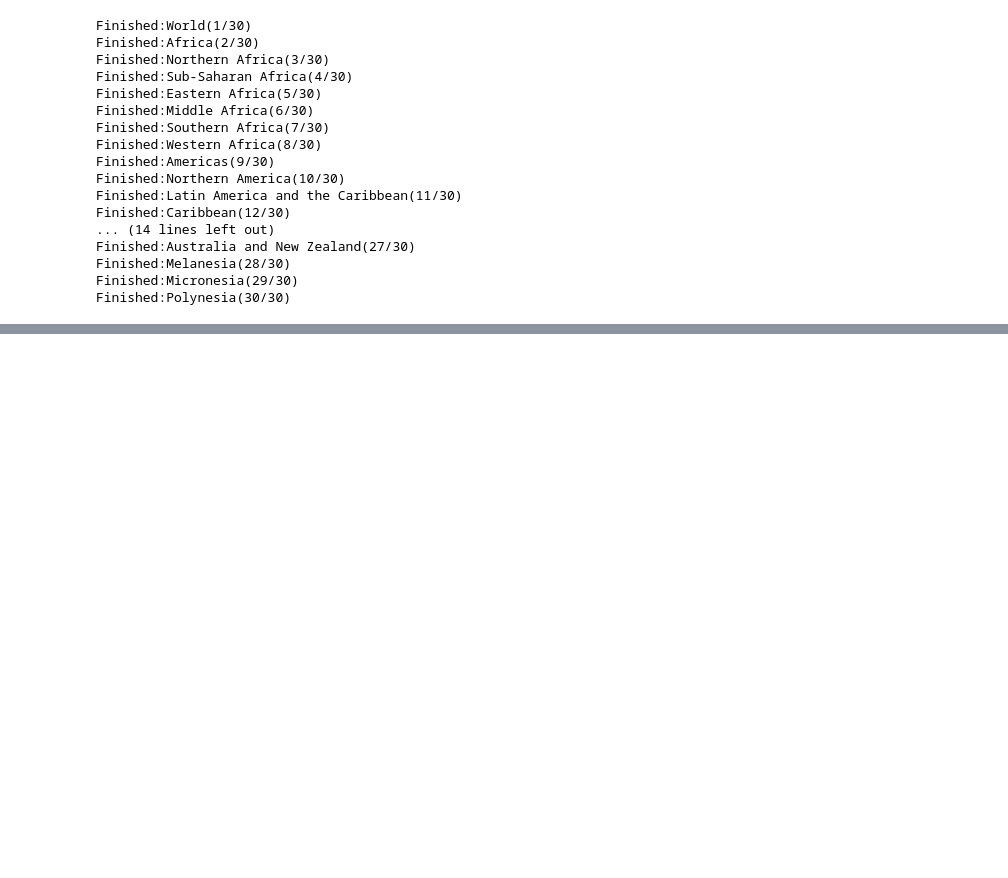
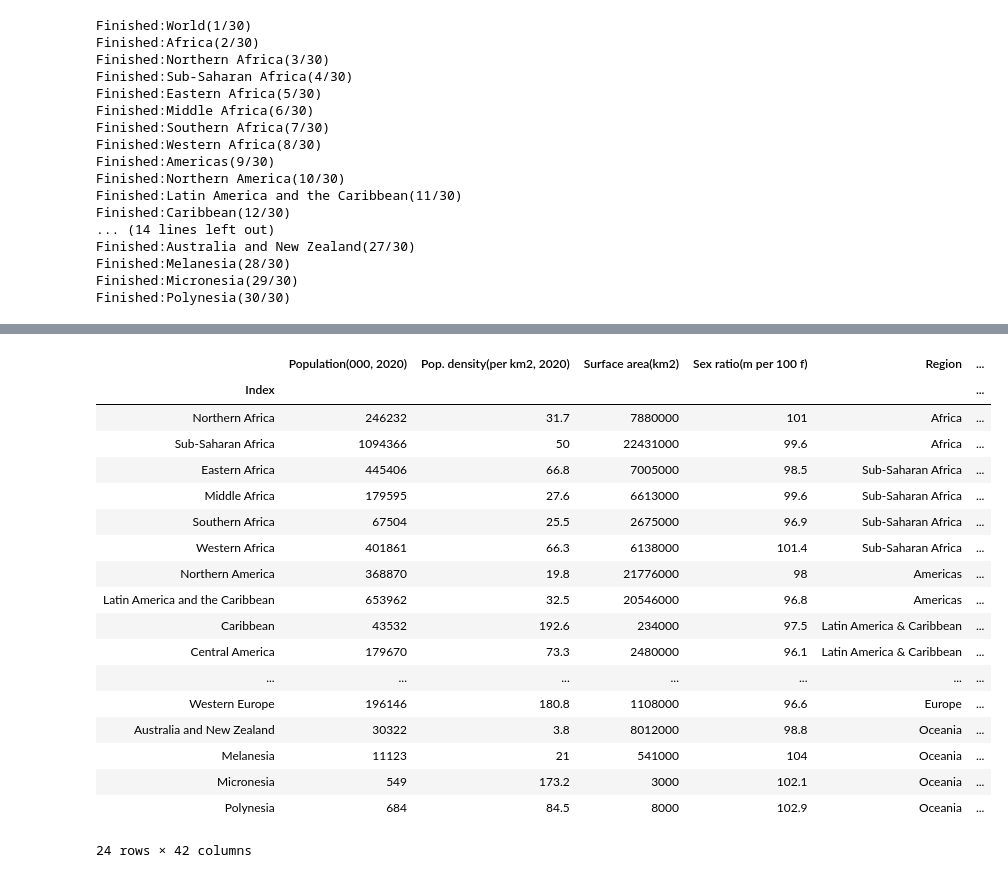
Before and after one commit to kargaranamir/World-Ontology, a Jupyter notebook: Data Collection/UNdata/UNdata_multiple_countries.ipynb, the cells around one changed output, grey strips where cells are left out. Drawn from its saved outputs; the diff is of its cells as text; code cells hidden in the pictures; blank space fills up the shorter version.

```diff
--- a/Data Collection/UNdata/UNdata_multiple_countries.ipynb
+++ b/Data Collection/UNdata/UNdata_multiple_countries.ipynb
@@ -264,15 +301,12 @@ Finished:Melanesia(28/30)
 Finished:Micronesia(29/30)
 Finished:Polynesia(30/30)
 # %%
-for c in countries:
+for c in regions_list:
     total[c][1] = total[c][1][['Index', 'Unit', 'last']] # get 2020 indicators
     total[c][0].columns = ['Index', c]
     total[c][1].columns = ['Index', 'Unit', c]
-    for i in range(len(total[c][0]['Index'].tolist())):
-        if total[c][0]['Index'][i] == "Capital city pop.(000,2020)":
-            total[c][0]['Index'][i]= "Capital city pop.(000, 2020)"
 # %%
-gi = [total[c][0] for c in countries]
+gi = [total[c][0] for c in regions_list]
 GI = gi[0]
 for i in range(len(gi))[1:]:
     GI = pd.merge(GI, gi[i], how="outer", on="Index")
@@ -280,7 +314,7 @@ for i in range(len(gi))[1:]:
 GIt = GI.transpose()[1:]
 GIt.columns = GI.Index
 # %%
-ind = [total[c][1] for c in countries]
+ind = [total[c][1] for c in regions_list]
 Ind = ind[0]
 for i in range(len(ind))[1:]:
     Ind = pd.merge(Ind, ind[i], how="outer", on= ["Index", "Unit"])
@@ -289,3 +323,8 @@ Indt = Ind.transpose()[2:]
 Indt.columns = Ind.Index + Ind.Unit
 # %%
 dfm = pd.concat([GIt, Indt], axis=1)
+# %%
+temp=dfm[ dfm['Region'] != 'World']
+regions_df =temp[temp.index!='World']
+regions_df['Index'] = regions_df.index
+regions_df
@@ -291,0 +355,24 @@ dfm = pd.concat([GIt, Indt], axis=1)
+# %%
+regions_df_final=regions_df.merge(recon_relation, how='outer', on='Index')
+regions_df_final.index = regions_df_final['Index']
+regions_df_final
+# %% [output]
+|  | Population(000, 2020) | Pop. density(per km2, 2020) | Surface area(km2) | Sex ratio(m per 100 f) | Region | ... |
+| Index |  |  |  |  |  | ... |
+| Northern Africa | 246232 | 31.7 | 7880000 | 101 | Africa | ... |
+| Sub-Saharan Africa | 1094366 | 50 | 22431000 | 99.6 | Africa | ... |
+| Eastern Africa | 445406 | 66.8 | 7005000 | 98.5 | Sub-Saharan Africa | ... |
+| Middle Africa | 179595 | 27.6 | 6613000 | 99.6 | Sub-Saharan Africa | ... |
+| Southern Africa | 67504 | 25.5 | 2675000 | 96.9 | Sub-Saharan Africa | ... |
+| Western Africa | 401861 | 66.3 | 6138000 | 101.4 | Sub-Saharan Africa | ... |
+| Northern America | 368870 | 19.8 | 21776000 | 98 | Americas | ... |
+| Latin America and the Caribbean | 653962 | 32.5 | 20546000 | 96.8 | Americas | ... |
+| Caribbean | 43532 | 192.6 | 234000 | 97.5 | Latin America & Caribbean | ... |
+| Central America | 179670 | 73.3 | 2480000 | 96.1 | Latin America & Caribbean | ... |
+| ... | ... | ... | ... | ... | ... | ... |
+| Western Europe | 196146 | 180.8 | 1108000 | 96.6 | Europe | ... |
+| Australia and New Zealand | 30322 | 3.8 | 8012000 | 98.8 | Oceania | ... |
+| Melanesia | 11123 | 21 | 541000 | 104 | Oceania | ... |
+| Micronesia | 549 | 173.2 | 3000 | 102.1 | Oceania | ... |
+| Polynesia | 684 | 84.5 | 8000 | 102.9 | Oceania | ... |
+24 rows × 42 columns
```
Also changed, not shown: parts of 21 cells of this notebook, 4 other files.
